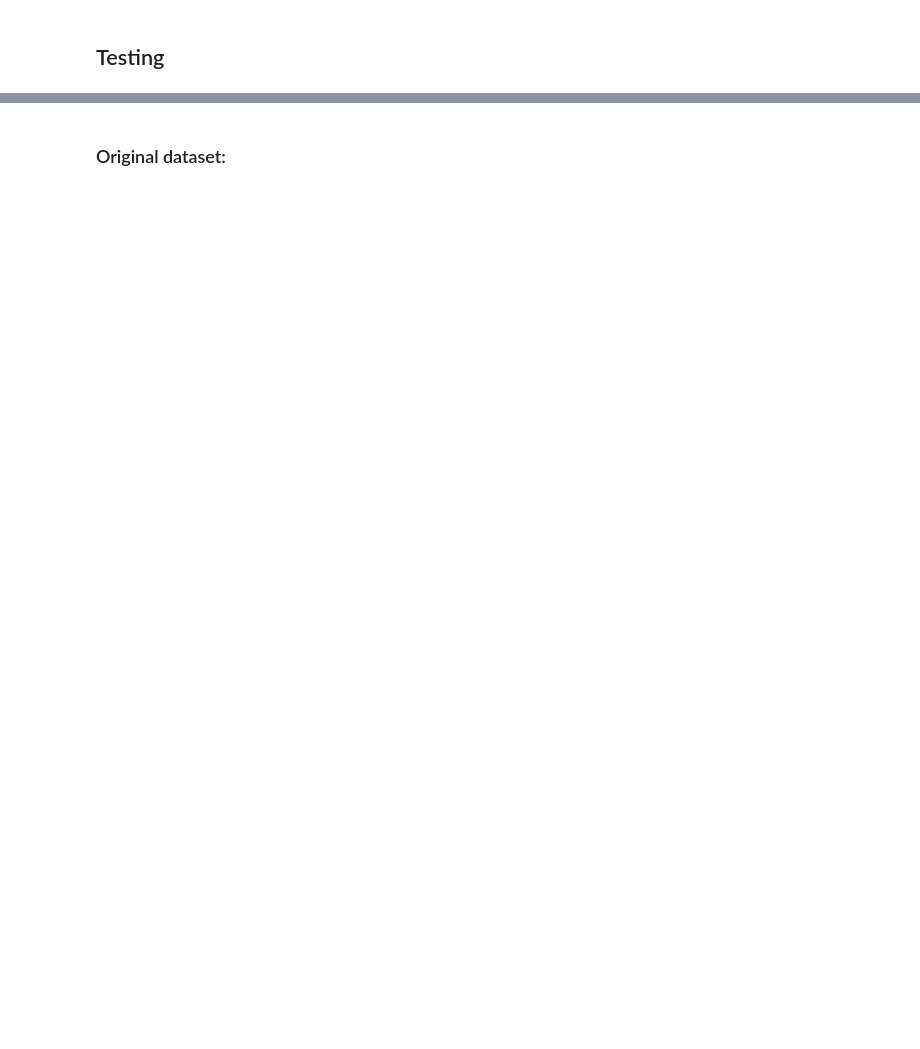
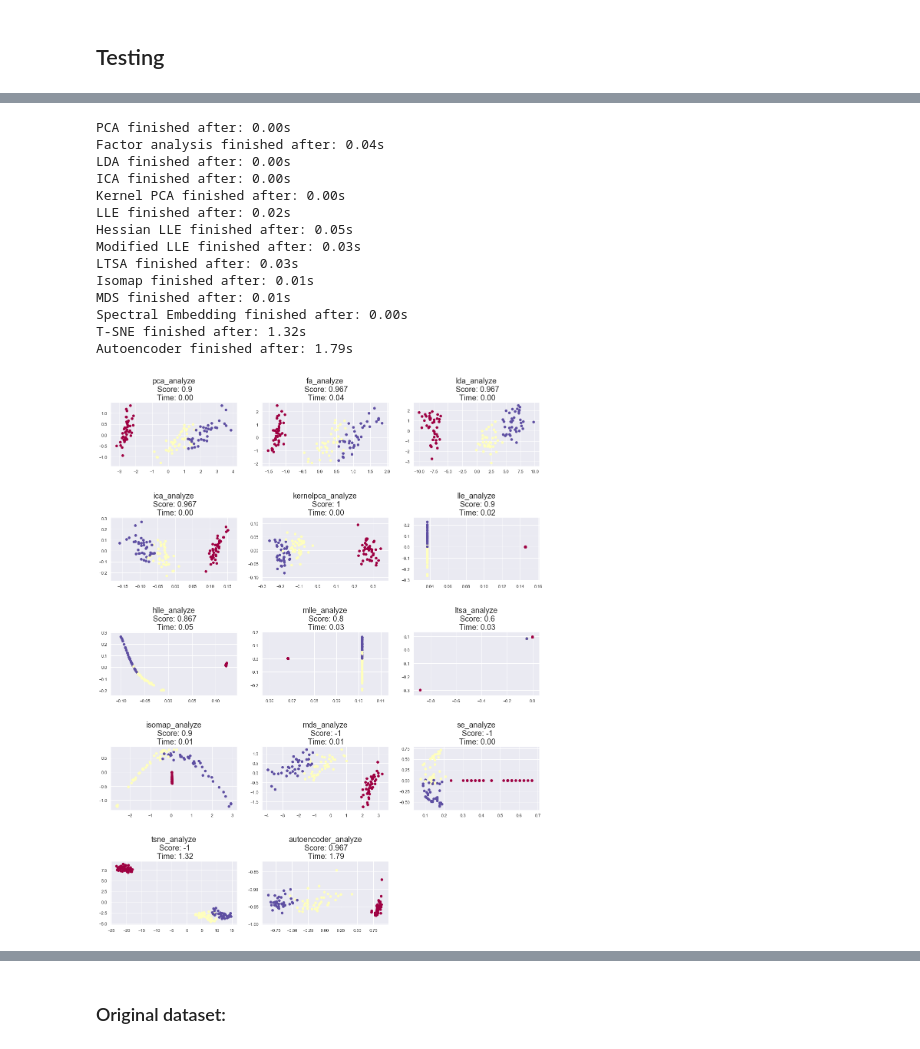
Before and after one commit to ppapiez/Portfolio, a Jupyter notebook: Dimensionality reduction.ipynb, the cells around one changed output, grey strips where cells are left out. Cells and saved outputs as stored; diff of their text form; code cells hidden in the pictures; blank space fills up the shorter version.

```diff
--- a/Dimensionality reduction.ipynb
+++ b/Dimensionality reduction.ipynb
@@ -59,2 +94,4 @@ def plot_figure(method_num, testing_data=True):
+# %%
+X_train, X_test, y_train, y_test = train_test_split(X, y, test_size=0.2)
 # %% [markdown]
 ## Linear methods
@@ -337,0 +416,15 @@ fig_all
+# %%
+def autoencoder_analyze(n_components):
+    start_time = time()
+
+    autoencoder, latent_rep = build_neural_networks(n_components)
+
+    autoencoder.fit(X_train, X_train, epochs=50, batch_size=10, verbose=0)
+
+    X_train_new = latent_rep.predict(X_train)
+    X_test_new = latent_rep.predict(X_test)
+
+    total_time = time() - start_time
+    print('Autoencoder finished after: %.2fs' % total_time)
+
+    return [total_time, X_train_new.astype(np.float64), X_test_new.astype(np.float64)]
@@ -337,0 +438,9 @@ fig_all
+# %%
+def test_regression(X_train_new, X_test_new):
+
+    rfr = RandomForestRegressor(n_estimators=1000, random_state=0, n_jobs=-1)
+
+    rfr.fit(X_train_new, y_train)
+    pred = rfr.predict(X_test_new)
+
+    return mean_squared_error(y_test, pred)
@@ -337,0 +449,9 @@ fig_all
+# %%
+def test_classification(X_train_new, X_test_new):
+
+    rfr = RandomForestClassifier(n_estimators=1000, random_state=0, n_jobs=-1)
+
+    rfr.fit(X_train_new, y_train)
+    pred = rfr.predict(X_test_new)
+
+    return accuracy_score(y_test, pred)
@@ -353,0 +532,23 @@ X_test_new2 = X_test_new[14000:18000]
+# %%
+analyze(n_components=2,
+        problem='classification',
+#         methods=[pca_analyze, fa_analyze, lda_analyze, ica_analyze, kernelpca_analyze, lle_analyze, hlle_analyze,
+#                  mlle_analyze, ltsa_analyze, isomap_analyze, autoencoder_analyze],
+        methods='all',
+        scoring=True)
+# %% [output]
+PCA finished after: 0.00s
+Factor analysis finished after: 0.04s
+LDA finished after: 0.00s
+ICA finished after: 0.00s
+Kernel PCA finished after: 0.00s
+LLE finished after: 0.02s
+Hessian LLE finished after: 0.05s
+Modified LLE finished after: 0.03s
+LTSA finished after: 0.03s
+Isomap finished after: 0.01s
+MDS finished after: 0.01s
+Spectral Embedding finished after: 0.00s
+T-SNE finished after: 1.32s
+Autoencoder finished after: 1.79s
+[figure, added]
```
Also changed, not shown: parts of 96 cells of this notebook, 1 other file.
